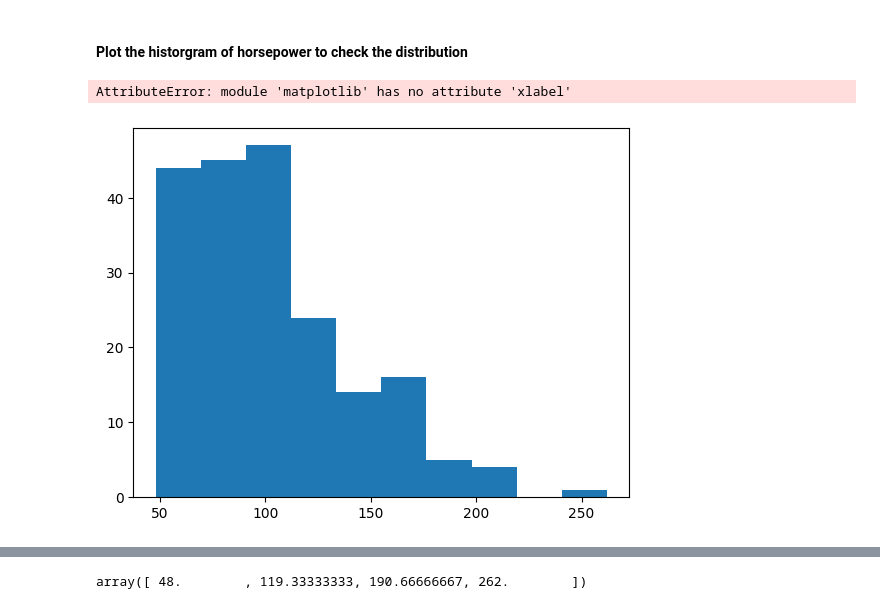
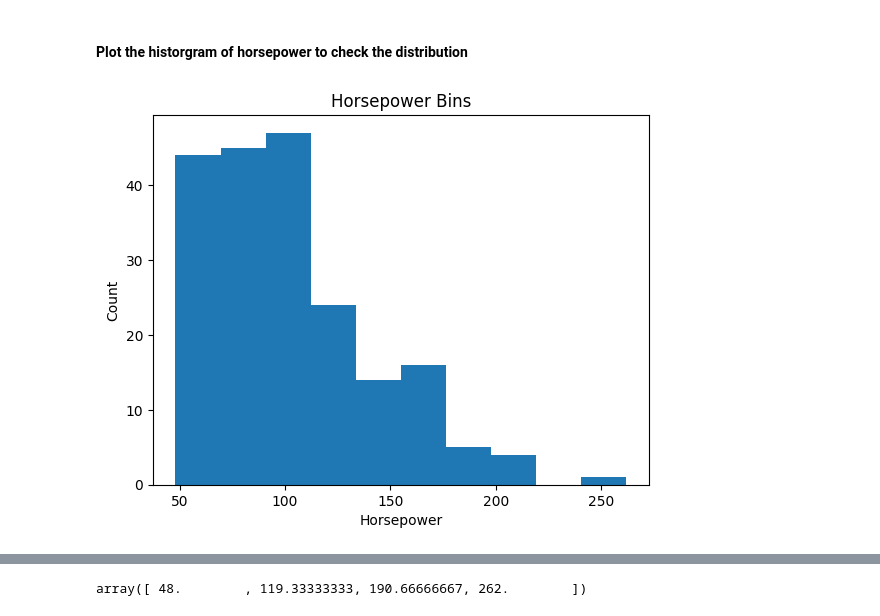
Before and after one commit to ghatanisuresh/DataScience_tutorial, a Jupyter notebook: Data-Wrangling/Automobile-Data-Wrangling-Demo.ipynb, the cells around one changed output, grey strips where cells are left out. Cells and saved outputs as stored; diff of their text form; code cells hidden in the pictures.

```diff
--- a/Data-Wrangling/Automobile-Data-Wrangling-Demo.ipynb
+++ b/Data-Wrangling/Automobile-Data-Wrangling-Demo.ipynb
@@ -792,10 +792,10 @@ numerical_cols = ['normalized-losses', 'wheel-base', 'engine-size', 'bore', 'str
 scaler = MinMaxScaler()
 
 #NOrmalize the selected numerical columns.
-df[numerical_cols] = scaler.fit_transform(df[numerical_cols])
+#df[numerical_cols] = scaler.fit_transform(df[numerical_cols])
 
 # view the normalized dataframe
-df.head()
+#df.head()
 # %% [markdown]
 ### Binning
 
@@ -826,16 +826,13 @@ df['horsepower'] = df['horsepower'].astype(int, copy = True)
 # %% [markdown]
 #### Plot the historgram of horsepower to check the distribution
 # %%
-%matplotlib inline
-import matplotlib as plt
-from matplotlib import pyplot
+import matplotlib.pyplot as plt  # Common way to import pyplot
 
-plt.pyplot.hist(df['horsepower'])
+plt.hist(df['horsepower'])
 
 plt.xlabel('Horsepower')
-plt.ylabel('count')
-plt.title('Horsepower bins')
+plt.ylabel('Count')
+plt.title('Horsepower Bins')
 plt.show()
 # %% [output]
-AttributeError: module 'matplotlib' has no attribute 'xlabel'
-[figure, old version]
+[figure, new version]
```
Also changed, not shown: parts of 33 cells of this notebook, 1 other file.
